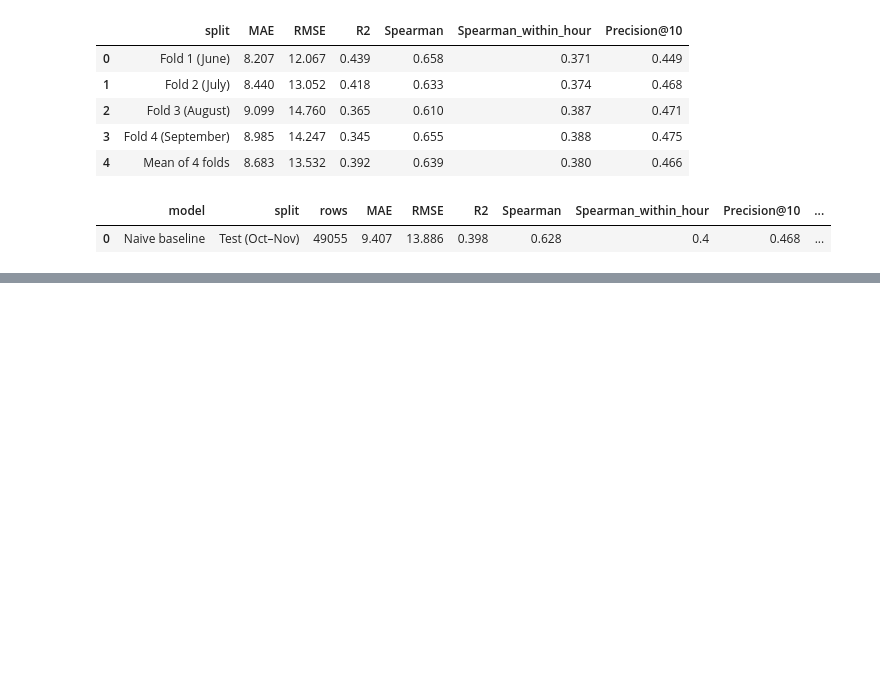
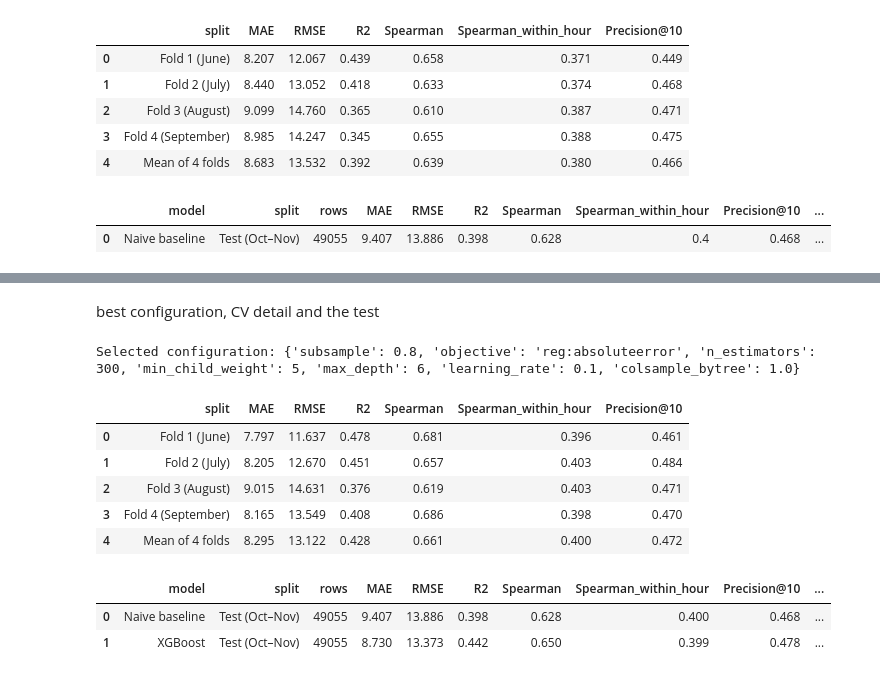
Before and after one commit to VicenteAlfonsoB/nyc-taxi-fleet-optimization, a Jupyter notebook: notebooks/02_fleet_optimization.ipynb, the cells around one changed output, grey strips where cells are left out. Saved outputs shown, nothing was run; the diff lists cells and outputs as text; code cells hidden in the pictures; blank space fills up the shorter version.

```diff
--- a/notebooks/02_fleet_optimization.ipynb
+++ b/notebooks/02_fleet_optimization.ipynb
@@ -948,0 +1022,25 @@ display(pd.DataFrame([test_result]).round(3))
+# %% [markdown]
+best configuration, CV detail and the test
+# %%
+best_i = int(xgb_tuning.loc[0, "config"]) - 1
+xgb_best_params = xgb_configs[best_i]
+print("Selected configuration:", xgb_best_params)
+
+name = "XGBoost"
+cv_tables[name] = xgb_cv_by_config[best_i]
+show_cv(cv_tables[name])
+
+xgb_final = make_xgb_fit_predict(xgb_best_params)
+test_result = final_test(xgb_final, name)
+display(pd.DataFrame([r for r in results if r["split"].startswith("Test")]).round(3))
+# %% [output]
+Selected configuration: {'subsample': 0.8, 'objective': 'reg:absoluteerror', 'n_estimators': 300, 'min_child_weight': 5, 'max_depth': 6, 'learning_rate': 0.1, 'colsample_bytree': 1.0}
+|  | split | MAE | RMSE | R2 | Spearman | Spearman_within_hour | Precision@10 |
+| 0 | Fold 1 (June) | 7.797 | 11.637 | 0.478 | 0.681 | 0.396 | 0.461 |
+| 1 | Fold 2 (July) | 8.205 | 12.670 | 0.451 | 0.657 | 0.403 | 0.484 |
+| 2 | Fold 3 (August) | 9.015 | 14.631 | 0.376 | 0.619 | 0.403 | 0.471 |
+| 3 | Fold 4 (September) | 8.165 | 13.549 | 0.408 | 0.686 | 0.398 | 0.470 |
+| 4 | Mean of 4 folds | 8.295 | 13.122 | 0.428 | 0.661 | 0.400 | 0.472 |
+|  | model | split | rows | MAE | RMSE | R2 | Spearman | Spearman_within_hour | Precision@10 | ... |
+| 0 | Naive baseline | Test (Oct–Nov) | 49055 | 9.407 | 13.886 | 0.398 | 0.628 | 0.400 | 0.468 | ... |
+| 1 | XGBoost | Test (Oct–Nov) | 49055 | 8.730 | 13.373 | 0.442 | 0.650 | 0.399 | 0.478 | ... |
```
Also changed, not shown: parts of 4 cells of this notebook, 1 other file.
